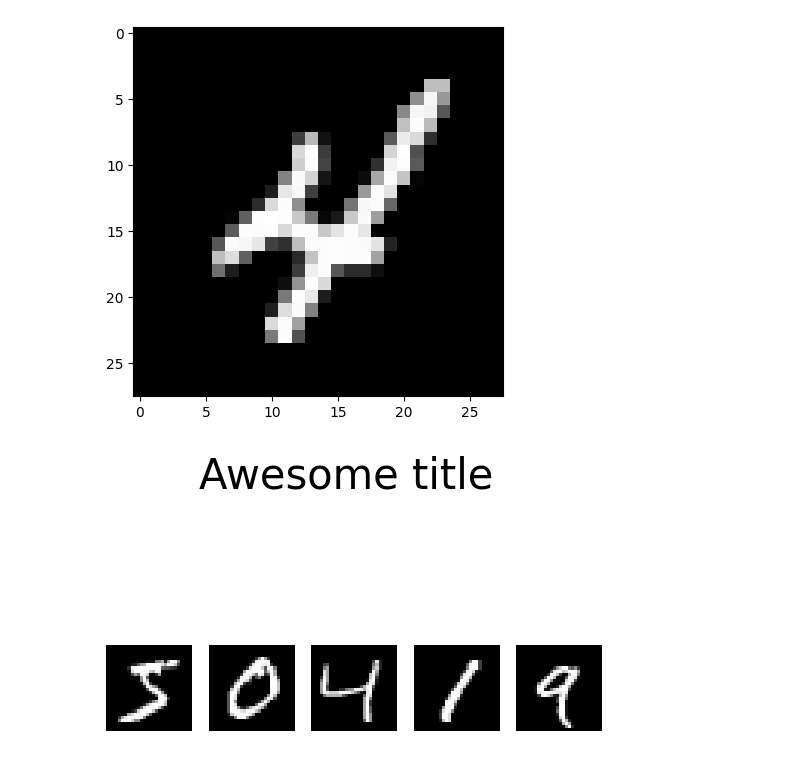
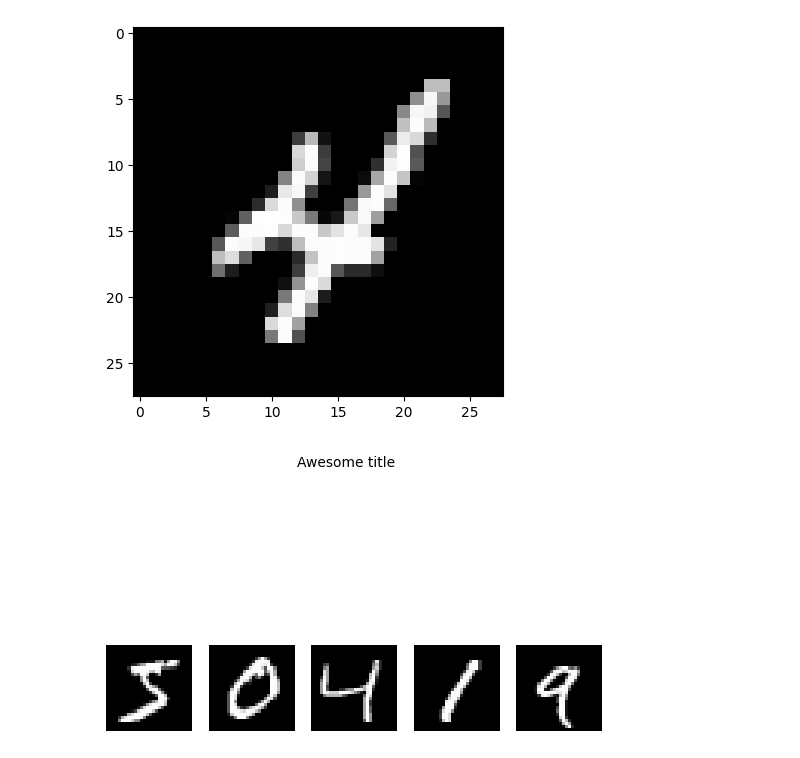
Before and after one commit to Clarkdrengen/PML_2023, a Jupyter notebook: MNIST_data_wrangling.ipynb, the cells around one changed output. Drawn from its saved outputs; the diff is of its cells as text; code cells hidden in the pictures.

```diff
--- a/MNIST_data_wrangling.ipynb
+++ b/MNIST_data_wrangling.ipynb
@@ -59,15 +59,13 @@ plt.imshow(x_train[9].reshape(28,28), cmap="gray")
 # %%
 # show 4x4 images
 images = x_train[:5].reshape((-1, 28, 28))  # se
 
 fig, axes = plt.subplots(nrows=1, ncols=5)  # create a 4x4 grid of subplots
 for i, ax in enumerate(axes.flat):
     ax.imshow(images[i], cmap='gray')  # display image on the current subplot
-    #plt.xticks([])
-    #plt.yticks([])
 
 [axi.set_axis_off() for axi in axes.ravel()] # kill axes h/t https://stackoverflow.com/questions/25862026/turn-off-axes-in-subplots
-fig.suptitle('Awesome title', fontsize=30) # awesome title h/t https://www.geeksforgeeks.org/how-to-set-a-single-main-title-for-all-the-subplots-in-matplotlib/
+fig.suptitle('Awesome title', fontsize=10) # awesome title h/t https://www.geeksforgeeks.org/how-to-set-a-single-main-title-for-all-the-subplots-in-matplotlib/
 plt.show()
 # %% [output]
-[figure, old version]
+[figure, new version]
```
